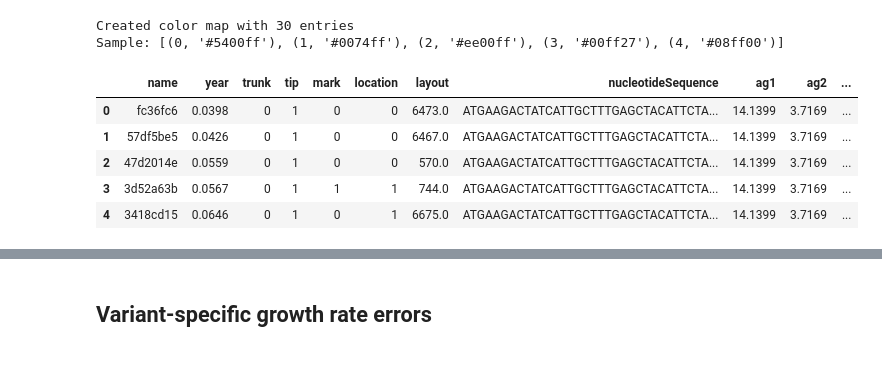
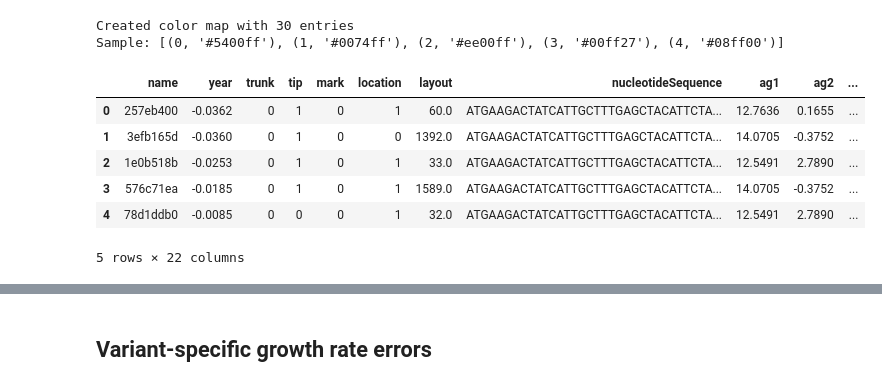
Before and after one commit to matsengrp/antigen-forecasting, a Jupyter notebook: notebooks/manuscript-figure-5-growth-rate-errors.ipynb, the cells around one changed output, grey strips where cells are left out. Saved outputs shown, nothing was run; the diff lists cells and outputs as text; code cells hidden in the pictures.

```diff
--- a/notebooks/manuscript-figure-5-growth-rate-errors.ipynb
+++ b/notebooks/manuscript-figure-5-growth-rate-errors.ipynb
@@ -270,16 +268,17 @@ print(f"Sample: {list(color_map.items())[:5]}")
 Created color map with 30 entries
 Sample: [(0, '#5400ff'), (1, '#0074ff'), (2, '#ee00ff'), (3, '#00ff27'), (4, '#08ff00')]
 # %%
-tips_path = f"../data/{build}/antigen-outputs/viruses.csv"
-tips_df = pd.read_csv(tips_path)
+tips_path = f"../data/{build}/tips_variant_assignment_compare.tsv"
+tips_df = pd.read_csv(tips_path, sep="\t")
 tips_df.head()
 # %% [output]
 |  | name | year | trunk | tip | mark | location | layout | nucleotideSequence | ag1 | ag2 | ... |
-| 0 | fc36fc6 | 0.0398 | 0 | 1 | 0 | 0 | 6473.0 | ATGAAGACTATCATTGCTTTGAGCTACATTCTA... | 14.1399 | 3.7169 | ... |
-| 1 | 57df5be5 | 0.0426 | 0 | 1 | 0 | 0 | 6467.0 | ATGAAGACTATCATTGCTTTGAGCTACATTCTA... | 14.1399 | 3.7169 | ... |
-| 2 | 47d2014e | 0.0559 | 0 | 1 | 0 | 0 | 570.0 | ATGAAGACTATCATTGCTTTGAGCTACATTCTA... | 14.1399 | 3.7169 | ... |
-| 3 | 3d52a63b | 0.0567 | 0 | 1 | 1 | 1 | 744.0 | ATGAAGACTATCATTGCTTTGAGCTACATTCTA... | 14.1399 | 3.7169 | ... |
-| 4 | 3418cd15 | 0.0646 | 0 | 1 | 0 | 1 | 6675.0 | ATGAAGACTATCATTGCTTTGAGCTACATTCTA... | 14.1399 | 3.7169 | ... |
+| 0 | 257eb400 | -0.0362 | 0 | 1 | 0 | 1 | 60.0 | ATGAAGACTATCATTGCTTTGAGCTACATTCTA... | 12.7636 | 0.1655 | ... |
+| 1 | 3efb165d | -0.0360 | 0 | 1 | 0 | 0 | 1392.0 | ATGAAGACTATCATTGCTTTGAGCTACATTCTA... | 14.0705 | -0.3752 | ... |
+| 2 | 1e0b518b | -0.0253 | 0 | 1 | 0 | 1 | 33.0 | ATGAAGACTATCATTGCTTTGAGCTACATTCTA... | 12.5491 | 2.7890 | ... |
+| 3 | 576c71ea | -0.0185 | 0 | 1 | 0 | 1 | 1589.0 | ATGAAGACTATCATTGCTTTGAGCTACATTCTA... | 14.0705 | -0.3752 | ... |
+| 4 | 78d1ddb0 | -0.0085 | 0 | 0 | 0 | 1 | 32.0 | ATGAAGACTATCATTGCTTTGAGCTACATTCTA... | 12.5491 | 2.7890 | ... |
+5 rows × 22 columns
 # %%
 plot_antigenic_space_by_clade(
     tips_df,
```
Also changed, not shown: parts of 11 cells of this notebook, 1 other file.
